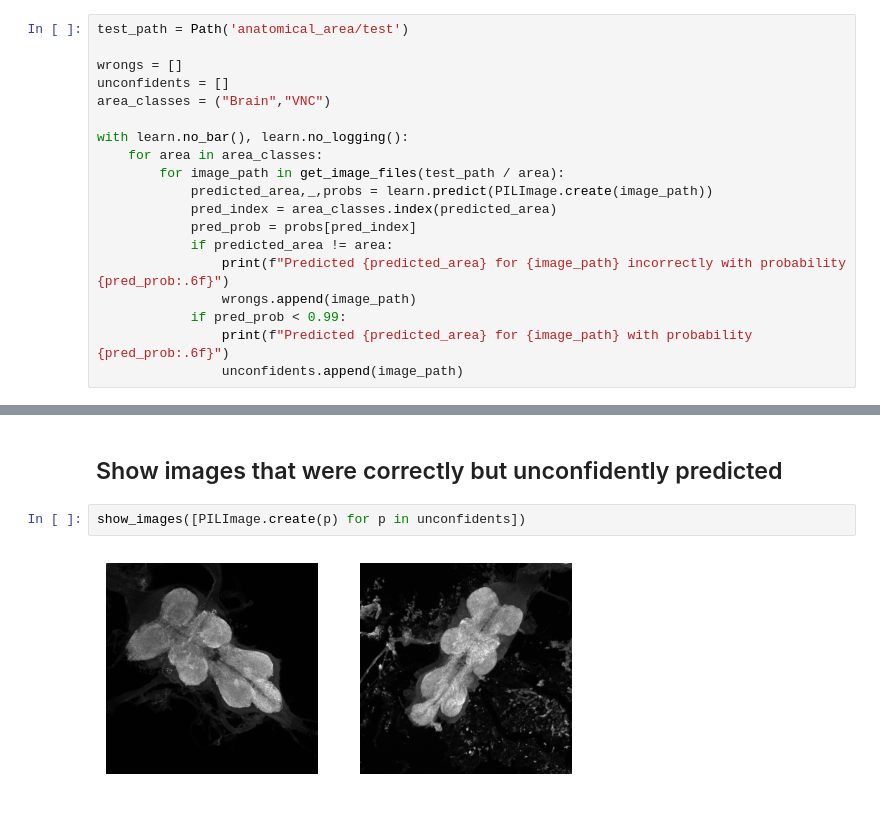
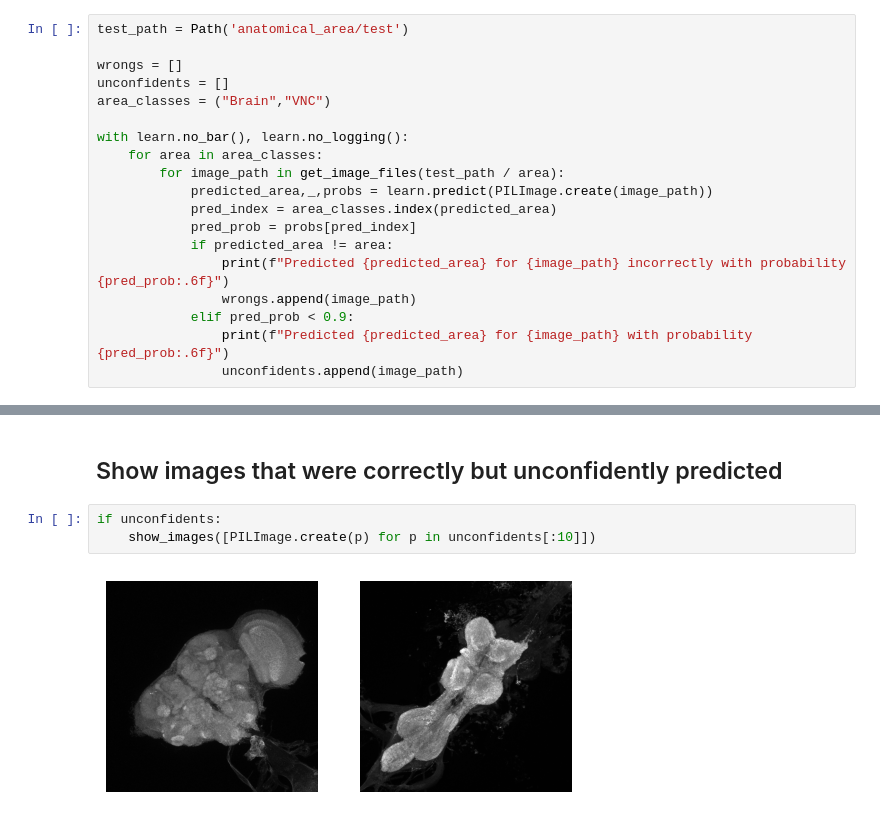
Before and after one commit to krokicki/course22, a Jupyter notebook: 00-is-it-a-brain.ipynb, the cells around one changed output, grey strips where cells are left out. Saved outputs shown, nothing was run; the diff lists cells and outputs as text.

```diff
--- a/00-is-it-a-brain.ipynb
+++ b/00-is-it-a-brain.ipynb
@@ -52,7 +52,7 @@ with learn.no_bar(), learn.no_logging():
             if predicted_area != area:
                 print(f"Predicted {predicted_area} for {image_path} incorrectly with probability {pred_prob:.6f}")
                 wrongs.append(image_path)
-            if pred_prob < 0.99:
+            elif pred_prob < 0.9:
                 print(f"Predicted {predicted_area} for {image_path} with probability {pred_prob:.6f}")
                 unconfidents.append(image_path)
 # %% [output]
@@ -61,6 +69,7 @@ Predicted VNC for anatomical_area/test/VNC/JRC_SS72288-20220916_44_B5.png with p
 # %% [markdown]
 ## Show images that were correctly but unconfidently predicted
 # %%
-show_images([PILImage.create(p) for p in unconfidents])
+if unconfidents:
+    show_images([PILImage.create(p) for p in unconfidents[:10]])
 # %% [output]
-[figure, old version]
+[figure, new version]
```
Also changed, not shown: parts of 5 cells of this notebook.
